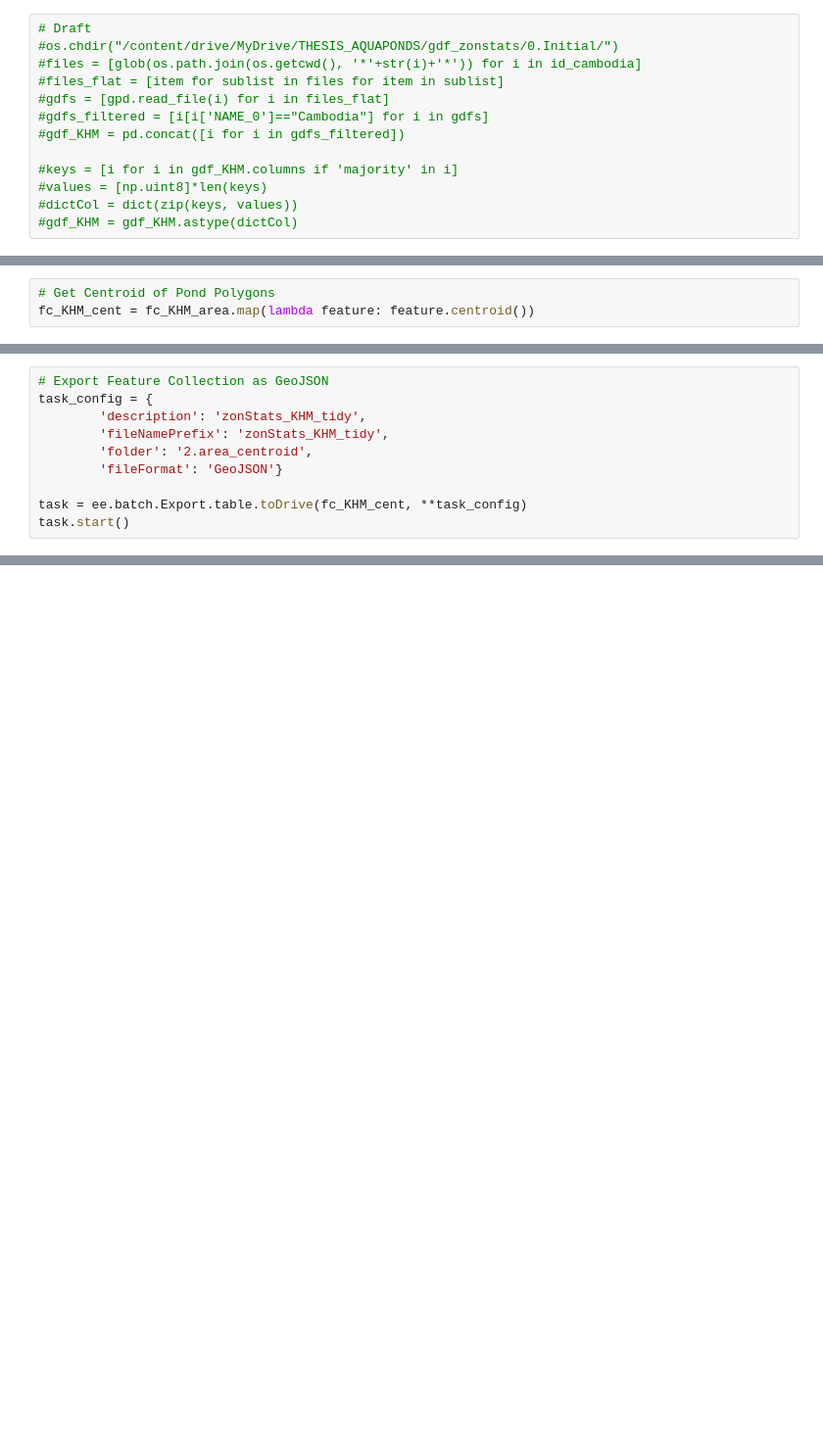
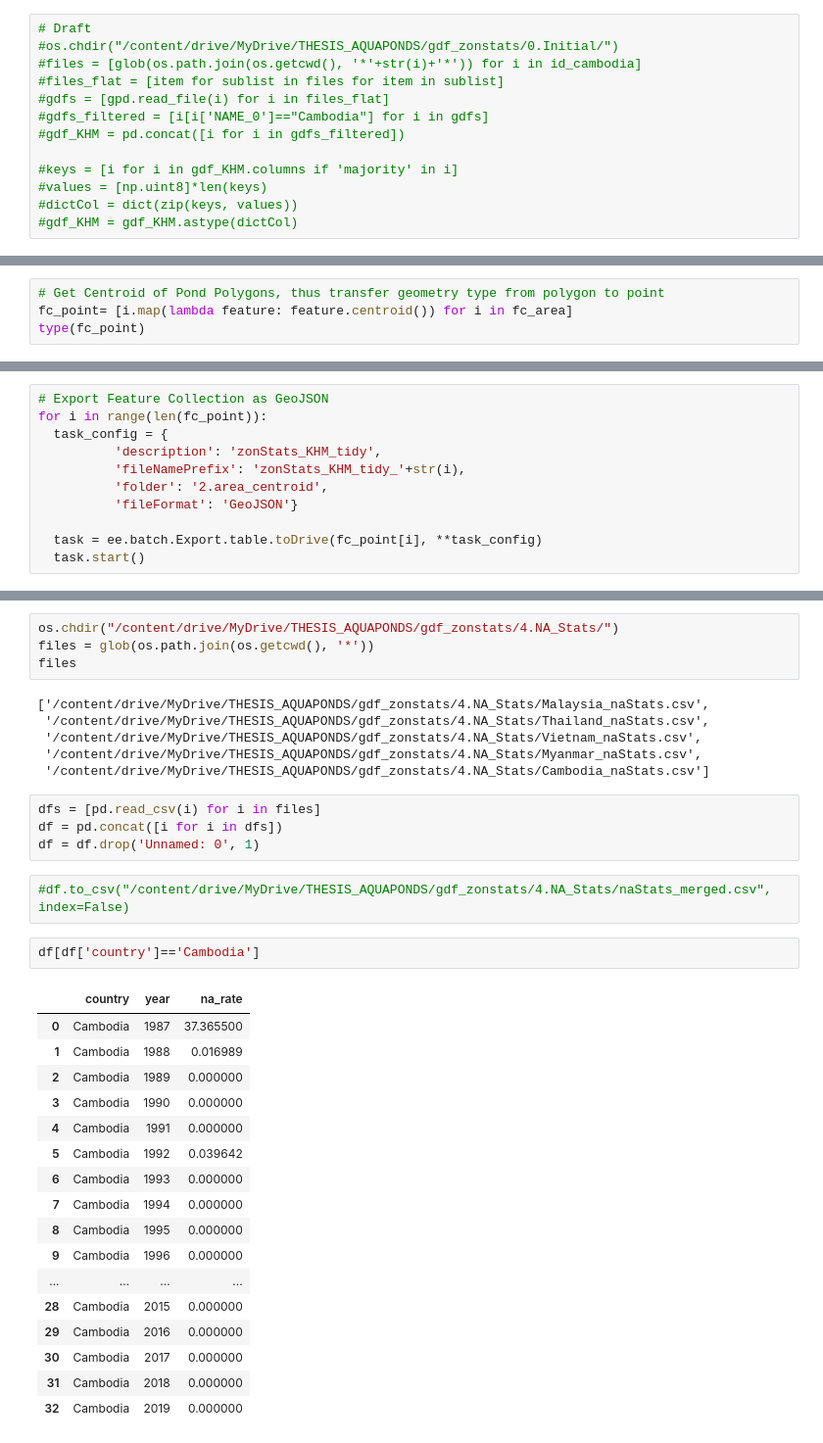
Before and after one commit to Shirobakaidou/Aquaponds, a Jupyter notebook: Drafts/09.1_result_prototype.ipynb, the cells around one changed output, grey strips where cells are left out. Shown at 98% size. Drawn from its saved outputs; the diff is of its cells as text; blank space fills up the shorter version.

Commit message:
update: tidy up data for plots and maps

```diff
--- a/Drafts/09.1_result_prototype.ipynb
+++ b/Drafts/09.1_result_prototype.ipynb
@@ -112,3 +128,4 @@ fc_KHM_area = fc_KHM.map(lambda feature: feature.set({'Area': feature.area()}))
 # %%
-# Get Centroid of Pond Polygons
-fc_KHM_cent = fc_KHM_area.map(lambda feature: feature.centroid())
+# Get Centroid of Pond Polygons, thus transfer geometry type from polygon to point
+fc_point= [i.map(lambda feature: feature.centroid()) for i in fc_area]
+type(fc_point)
@@ -115,12 +134,13 @@ fc_KHM_cent = fc_KHM_area.map(lambda feature: feature.centroid())
 # %%
 # Export Feature Collection as GeoJSON
-task_config = {
-        'description': 'zonStats_KHM_tidy',
-        'fileNamePrefix': 'zonStats_KHM_tidy',
-        'folder': '2.area_centroid',
-        'fileFormat': 'GeoJSON'}
+for i in range(len(fc_point)):
+  task_config = {
+          'description': 'zonStats_KHM_tidy',
+          'fileNamePrefix': 'zonStats_KHM_tidy_'+str(i),
+          'folder': '2.area_centroid',
+          'fileFormat': 'GeoJSON'}
 
-task = ee.batch.Export.table.toDrive(fc_KHM_cent, **task_config)
-task.start()
+  task = ee.batch.Export.table.toDrive(fc_point[i], **task_config)
+  task.start()
 # %%
 task.status()
@@ -137,0 +427,36 @@ task.status()
+# %%
+os.chdir("/content/drive/MyDrive/THESIS_AQUAPONDS/gdf_zonstats/4.NA_Stats/")
+files = glob(os.path.join(os.getcwd(), '*'))
+files
+# %% [output]
+['/content/drive/MyDrive/THESIS_AQUAPONDS/gdf_zonstats/4.NA_Stats/Malaysia_naStats.csv',
+ '/content/drive/MyDrive/THESIS_AQUAPONDS/gdf_zonstats/4.NA_Stats/Thailand_naStats.csv',
+ '/content/drive/MyDrive/THESIS_AQUAPONDS/gdf_zonstats/4.NA_Stats/Vietnam_naStats.csv',
+ '/content/drive/MyDrive/THESIS_AQUAPONDS/gdf_zonstats/4.NA_Stats/Myanmar_naStats.csv',
+ '/content/drive/MyDrive/THESIS_AQUAPONDS/gdf_zonstats/4.NA_Stats/Cambodia_naStats.csv']
+# %%
+dfs = [pd.read_csv(i) for i in files]
+df = pd.concat([i for i in dfs])
+df = df.drop('Unnamed: 0', 1)
+# %%
+#df.to_csv("/content/drive/MyDrive/THESIS_AQUAPONDS/gdf_zonstats/4.NA_Stats/naStats_merged.csv", index=False)
+# %%
+df[df['country']=='Cambodia']
+# %% [output]
+|  | country | year | na_rate |
+| 0 | Cambodia | 1987 | 37.365500 |
+| 1 | Cambodia | 1988 | 0.016989 |
+| 2 | Cambodia | 1989 | 0.000000 |
+| 3 | Cambodia | 1990 | 0.000000 |
+| 4 | Cambodia | 1991 | 0.000000 |
+| 5 | Cambodia | 1992 | 0.039642 |
+| 6 | Cambodia | 1993 | 0.000000 |
+| 7 | Cambodia | 1994 | 0.000000 |
+| 8 | Cambodia | 1995 | 0.000000 |
+| 9 | Cambodia | 1996 | 0.000000 |
+| ... | ... | ... | ... |
+| 28 | Cambodia | 2015 | 0.000000 |
+| 29 | Cambodia | 2016 | 0.000000 |
+| 30 | Cambodia | 2017 | 0.000000 |
+| 31 | Cambodia | 2018 | 0.000000 |
+| 32 | Cambodia | 2019 | 0.000000 |
```
Also changed, not shown: parts of 78 cells of this notebook.
